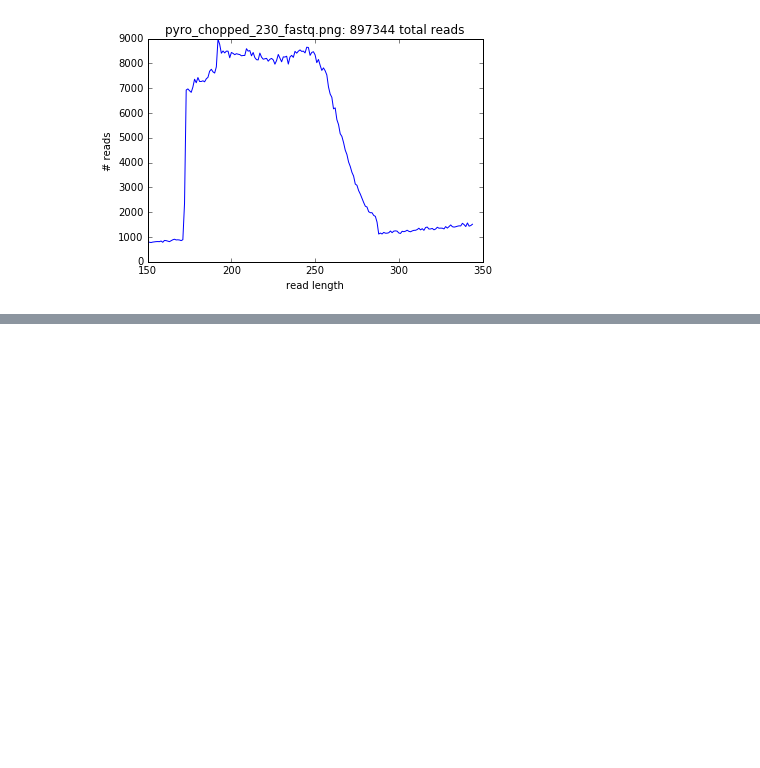
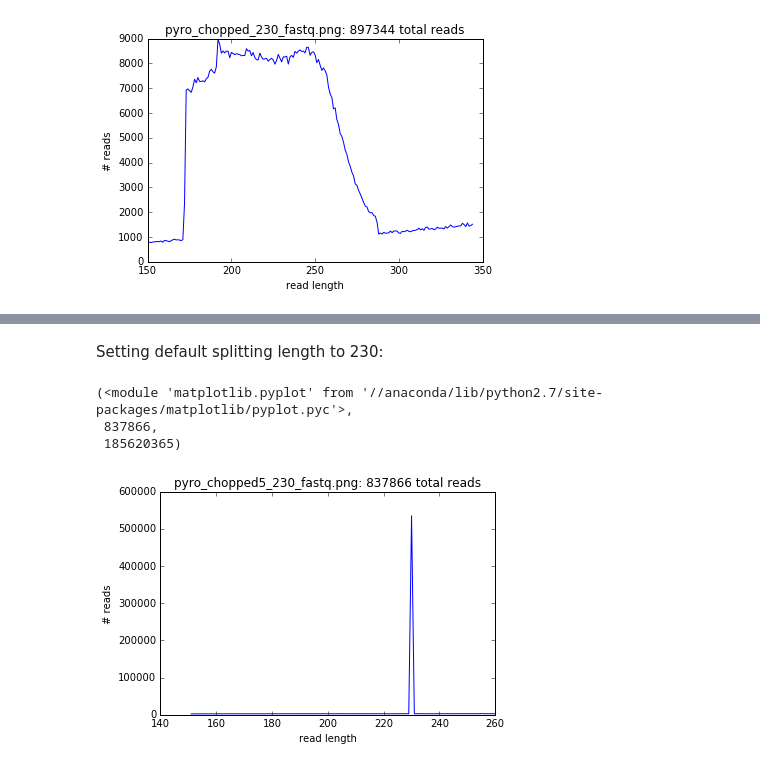
Before and after one commit to BigelowLab/sag-mg-recruit, a Jupyter notebook: notebooks/metagenome_manipulation.ipynb, the cells around one changed output, grey strips where cells are left out. Drawn from its saved outputs; the diff is of its cells as text; code cells hidden in the pictures; blank space fills up the shorter version.

```diff
--- a/notebooks/metagenome_manipulation.ipynb
+++ b/notebooks/metagenome_manipulation.ipynb
@@ -303,0 +327,9 @@ plot_read_size('../data/big_data/pyro_chopped_230.fastq.gz')
+# %% [markdown]
+Setting default splitting length to 230:
+# %%
+plot_read_size("../data/big_data/pyro_chopped5_230.fastq.gz")
+# %% [output]
+(<module 'matplotlib.pyplot' from '//anaconda/lib/python2.7/site-packages/matplotlib/pyplot.pyc'>,
+ 837866,
+ 185620365)
+[figure, added]
```
Also changed, not shown: parts of 26 cells of this notebook, 4 other files.
